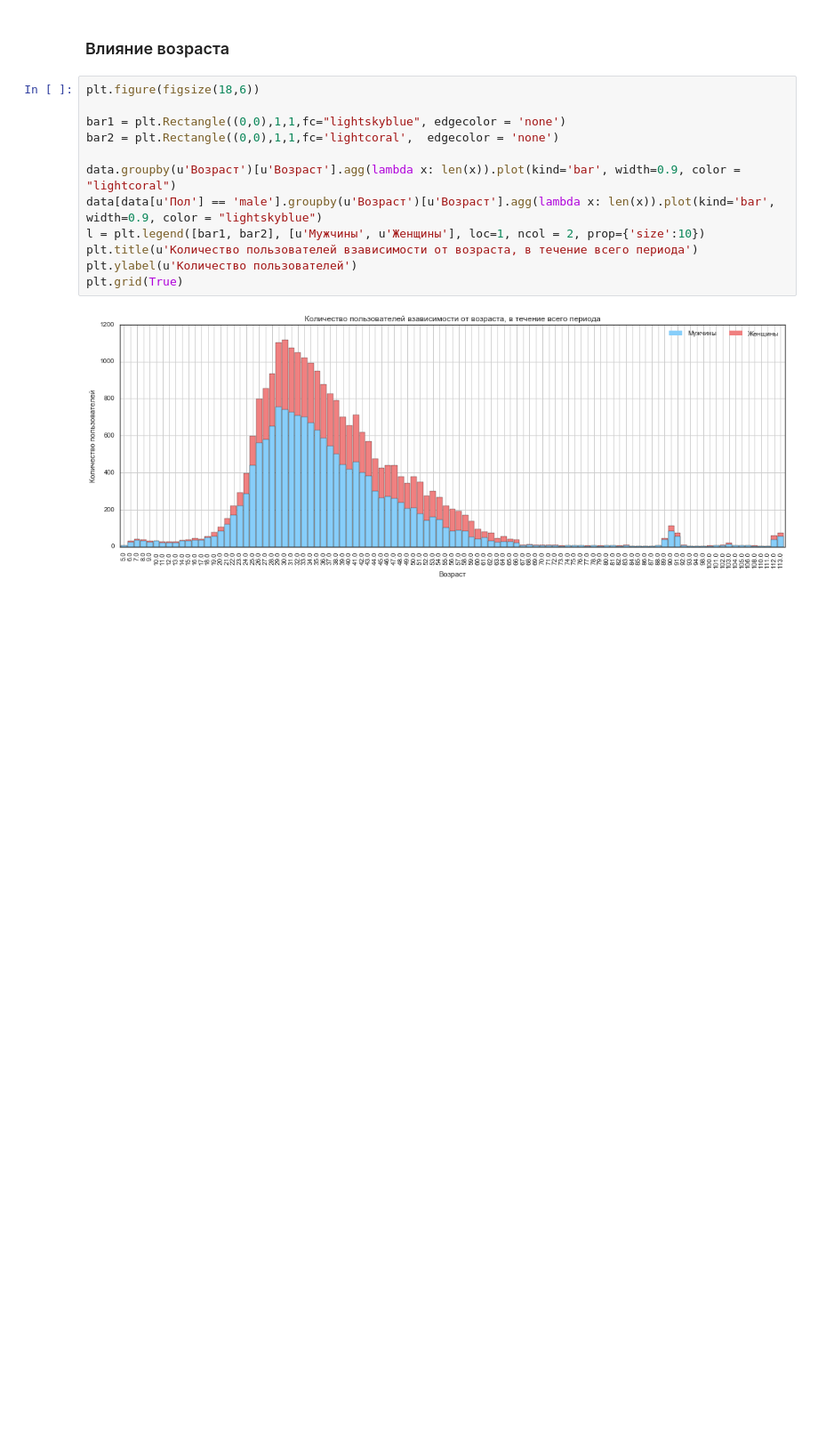
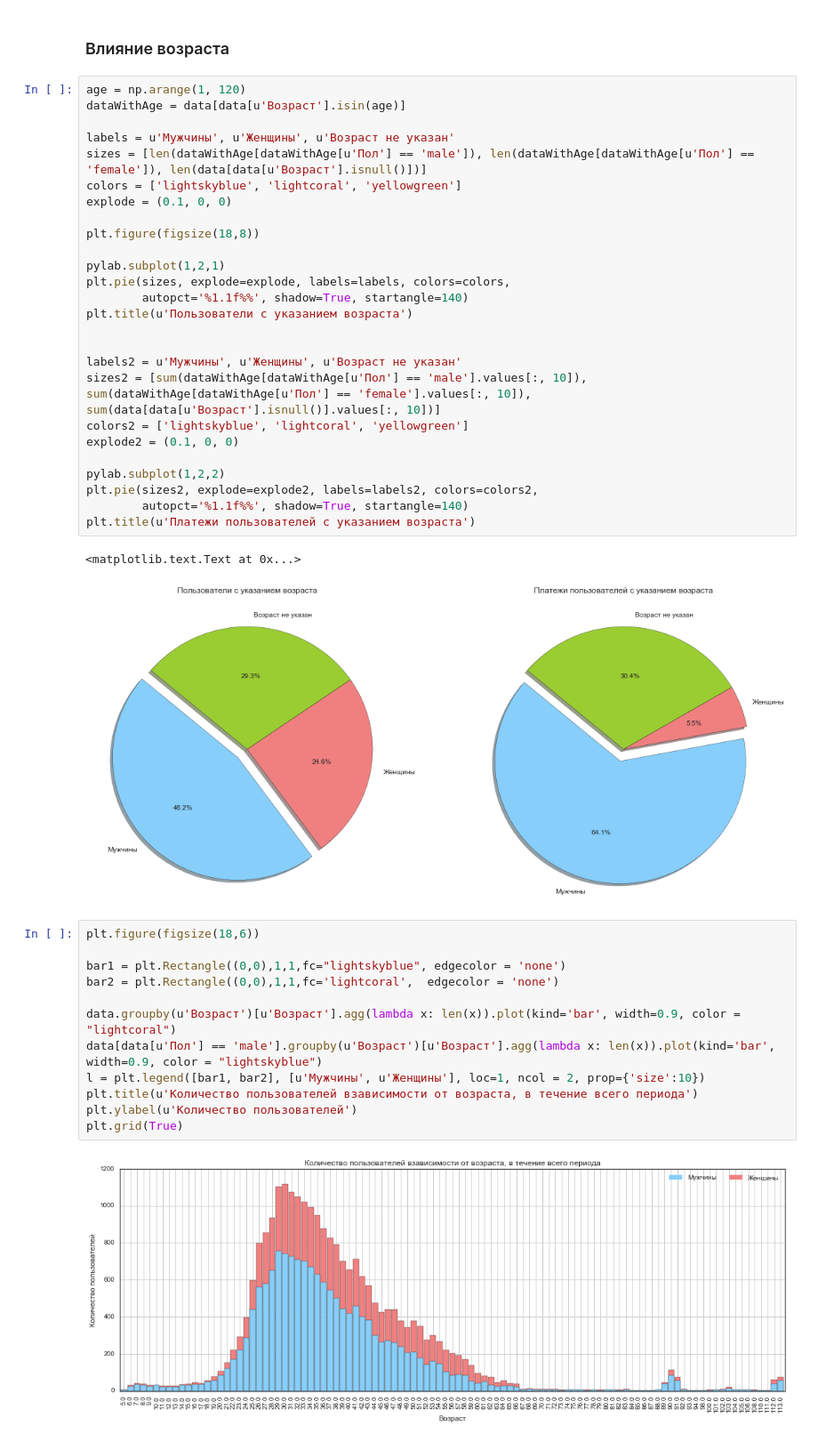
Before and after one commit to Filareth2015/Tasks, a Jupyter notebook: PlayKot.ipynb, the cells around one changed output. Shown: that part at 89% size. Drawn from its saved outputs; the diff is of its cells as text; blank space fills up the shorter version.

```diff
--- a/PlayKot.ipynb
+++ b/PlayKot.ipynb
@@ -97,5 +103,34 @@ l.draw_frame(False)
 # %% [markdown]
 ### Влияние возраста
+# %%
+age = np.arange(1, 120)
+dataWithAge = data[data[u'Возраст'].isin(age)]
+
+labels = u'Мужчины', u'Женщины', u'Возраст не указан'
+sizes = [len(dataWithAge[dataWithAge[u'Пол'] == 'male']), len(dataWithAge[dataWithAge[u'Пол'] == 'female']), len(data[data[u'Возраст'].isnull()])]
+colors = ['lightskyblue', 'lightcoral', 'yellowgreen']
+explode = (0.1, 0, 0)
+
+plt.figure(figsize(18,8))
+
+pylab.subplot(1,2,1)
+plt.pie(sizes, explode=explode, labels=labels, colors=colors,
+        autopct='%1.1f%%', shadow=True, startangle=140)
+plt.title(u'Пользователи с указанием возраста')
+
+
+labels2 = u'Мужчины', u'Женщины', u'Возраст не указан'
+sizes2 = [sum(dataWithAge[dataWithAge[u'Пол'] == 'male'].values[:, 10]), sum(dataWithAge[dataWithAge[u'Пол'] == 'female'].values[:, 10]), sum(data[data[u'Возраст'].isnull()].values[:, 10])]
+colors2 = ['lightskyblue', 'lightcoral', 'yellowgreen']
+explode2 = (0.1, 0, 0)
+
+pylab.subplot(1,2,2)
+plt.pie(sizes2, explode=explode2, labels=labels2, colors=colors2,
+        autopct='%1.1f%%', shadow=True, startangle=140)
+plt.title(u'Платежи пользователей с указанием возраста')
+# %% [output]
+<matplotlib.text.Text at 0x...>
+[figure, added]
 # %%
 plt.figure(figsize(18,6))
 
```
Also changed, not shown: parts of 20 cells of this notebook.
